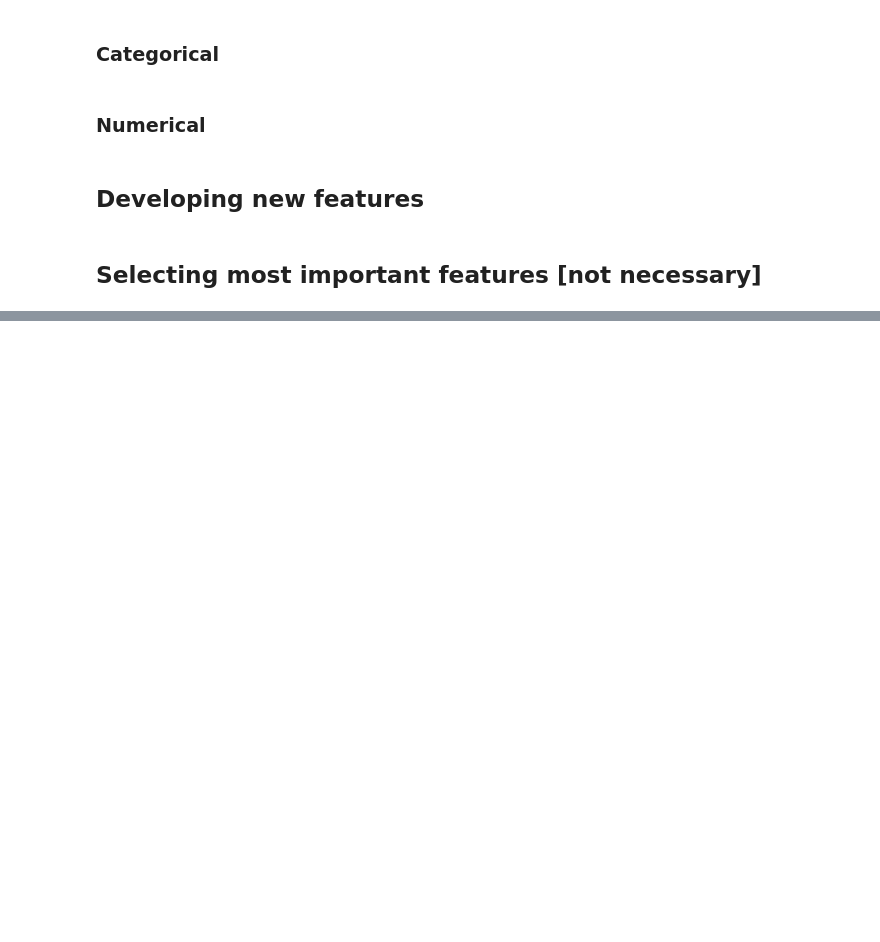
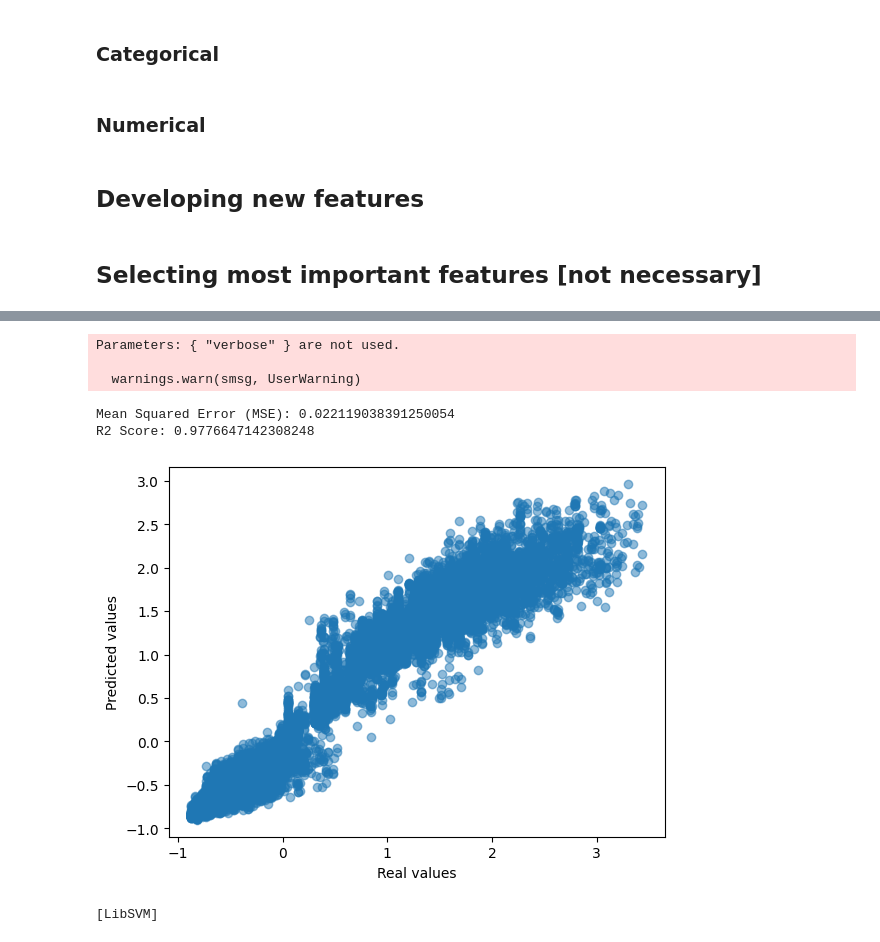
Before and after one commit to Pyame/Flight-Price-Prediction, a Jupyter notebook: main.ipynb, the cells around one changed output, grey strips where cells are left out. Saved outputs shown, nothing was run; the diff lists cells and outputs as text; code cells hidden in the pictures; blank space fills up the shorter version.

```diff
--- a/main.ipynb
+++ b/main.ipynb
@@ -1121,0 +1191,5 @@ df_clean["price_rating"] = np.where(df_clean['price'] > 20889.660523, 'Above ave
+# %%
+# XGBoost
+from xgboost import XGBRegressor
+
+xgb = XGBRegressor(verbose= True)
@@ -1121,0 +1248,13 @@ df_clean["price_rating"] = np.where(df_clean['price'] > 20889.660523, 'Above ave
+# %%
+test_model(xgb, X_train, y_train, X_test, y_test)
+# %% [output]
+Parameters: { "verbose" } are not used.
+
+  warnings.warn(smsg, UserWarning)
+Mean Squared Error (MSE): 0.022119038391250054
+R2 Score: 0.9776647142308248
+[figure, added]
+# %%
+test_model(svr, X_train, y_train, X_test, y_test)
+# %% [output]
+[LibSVM]
```
Also changed, not shown: parts of 25 cells of this notebook.
